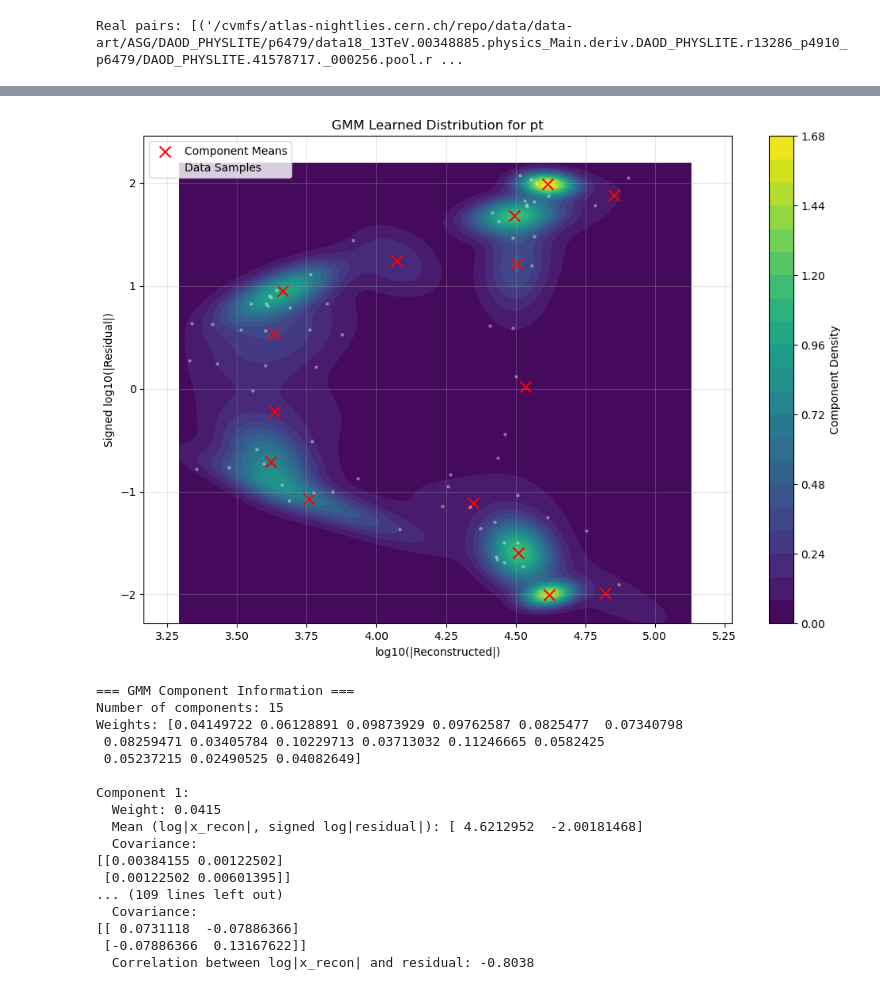
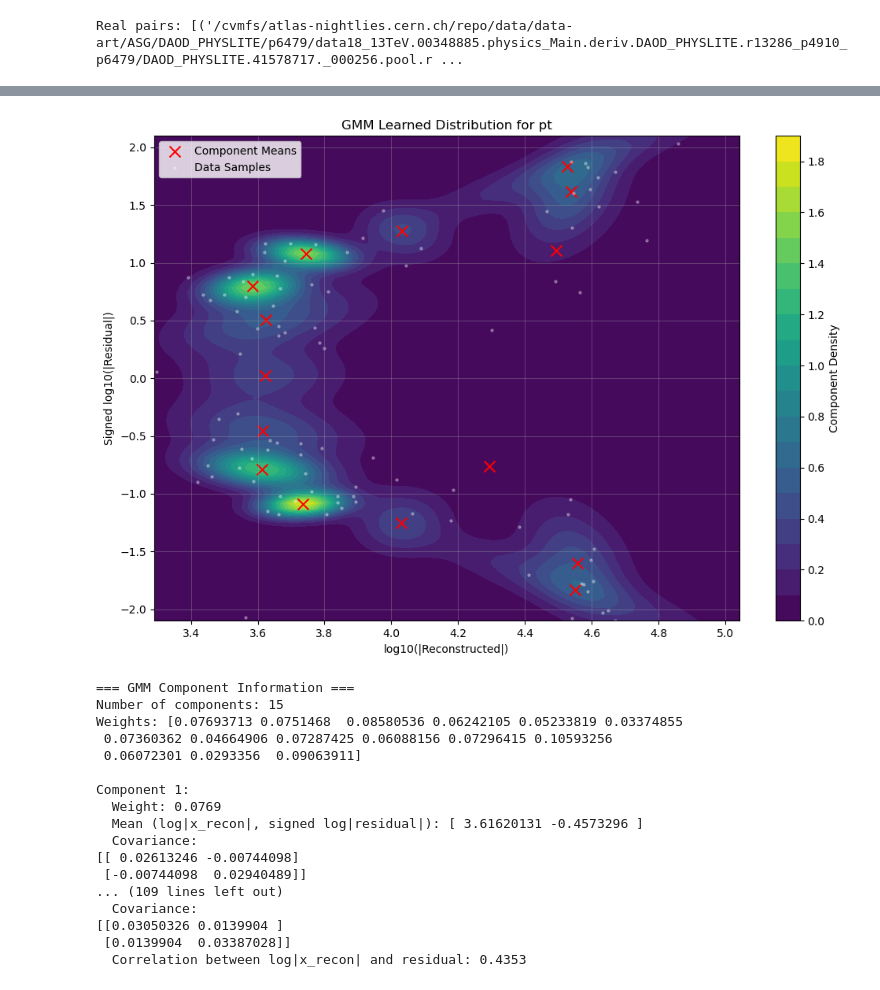
Before and after one commit to yolannel/ATLAS_decompression, a Jupyter notebook: notebooks/log_quantisation_peaks.ipynb, the cells around one changed output, grey strips where cells are left out. Saved outputs shown, nothing was run; the diff lists cells and outputs as text; code cells hidden in the pictures.

Commit message:
adding image

```diff
--- a/notebooks/log_quantisation_peaks.ipynb
+++ b/notebooks/log_quantisation_peaks.ipynb
@@ -77,9 +77,9 @@ print("Real pairs:", real_pairs)
 Real pairs: [('/cvmfs/atlas-nightlies.cern.ch/repo/data/data-art/ASG/DAOD_PHYSLITE/p6479/data18_13TeV.00348885.physics_Main.deriv.DAOD_PHYSLITE.r13286_p4910_p6479/DAOD_PHYSLITE.41578717._000256.pool.r ...
 # %%
 # --- Files ---
-index = 1
-tree_orig = uproot.open({sim_pairs[index][0]: "CollectionTree"})
-tree_comp = uproot.open({sim_pairs[index][1]: "CollectionTree"})
+index = 0
+tree_orig = uproot.open({real_pairs[index][0]: "CollectionTree"})
+tree_comp = uproot.open({real_pairs[index][1]: "CollectionTree"})
 
 # --- Variables to Plot ---
 variables = {
@@ -87,7 +87,7 @@ variables = {
     "eta": r"$\eta$",
     "phi": r"$\phi$"
 }
-branch_prefix = "AnalysisJetsAuxDyn"
+branch_prefix = "AnalysisElectronsAuxDyn"
 colors = {"pt": "blue", "eta": "green", "phi": "orange"}
 
 # --- Setup storage ---
@@ -134,7 +134,7 @@ for var, label in variables.items():
     bin_centers = (bin_edges[:-1] + bin_edges[1:]) / 2
 
     # Smooth histogram to reduce noise
-    smoothed = gaussian_filter1d(hist_vals, sigma=1.2)
+    smoothed = gaussian_filter1d(hist_vals, sigma=1)
 
     # Peak detection
     peaks, _ = find_peaks(smoothed, prominence=0.01 * np.max(smoothed), distance=3)
@@ -607,56 +611,62 @@ def visualize_gmm(gmm, x_true, x_recon, varname):
     plt.scatter(gmm.means_[:, 0], gmm.means_[:, 1],
                c='red', s=100, marker='x', label='Component Means')
 
-    # Plot some training data points
-    plt.scatter(log_x_recon[::100], log_residual[::100],  # Subsample for visibility
-               c='white', s=5, alpha=0.3, label='Data Samples')
+    # Filter points to plot only those within our visualization range
+    mask = ((log_x_recon >= x_min) & (log_x_recon <= x_max) &
+            (log_residual >= y_min) & (log_residual <= y_max))
+
+    # Subsample the filtered points for visibility (every 100th point)
+    plot_points = mask[::100]
+    plt.scatter(log_x_recon[::100][plot_points],
+            log_residual[::100][plot_points],
+            c='white', s=5, alpha=0.3, label='Data Samples')
 
     plt.title(f'GMM Learned Distribution for {varname}')
     plt.xlabel('log10(|Reconstructed|)')
     plt.ylabel('Signed log10(|Residual|)')
     plt.legend()
     plt.grid(True, alpha=0.3)
     plt.show()
 
     # Print component information
     print("\n=== GMM Component Information ===")
     print(f"Number of components: {gmm.n_components}")
     print(f"Weights: {gmm.weights_}")
 
     for i, (mean, cov, weight) in enumerate(zip(gmm.means_, gmm.covariances_, gmm.weights_)):
         print(f"\nComponent {i+1}:")
         print(f"  Weight: {weight:.4f}")
         print(f"  Mean (log|x_recon|, signed log|residual|): {mean}")
         print(f"  Covariance:\n{cov}")
 
         # Calculate correlation coefficient
         cov_xr = cov[0,1]
         std_x = np.sqrt(cov[0,0])
         std_r = np.sqrt(cov[1,1])
         correlation = cov_xr / (std_x * std_r)
         print(f"  Correlation between log|x_recon| and residual: {correlation:.4f}")
 
 # Usage after training your GMM:
 visualize_gmm(gmm, x_true, x_recon, varname)
 # %% [output]
-[figure, old version]
+[figure, new version]
 === GMM Component Information ===
 Number of components: 15
-Weights: [0.04149722 0.06128891 0.09873929 0.09762587 0.0825477  0.07340798
- 0.08259471 0.03405784 0.10229713 0.03713032 0.11246665 0.0582425
- 0.05237215 0.02490525 0.04082649]
+Weights: [0.07693713 0.0751468  0.08580536 0.06242105 0.05233819 0.03374855
+ 0.07360362 0.04664906 0.07287425 0.06088156 0.07296415 0.10593256
+ 0.06072301 0.0293356  0.09063911]
 
 Component 1:
-  Weight: 0.0415
-  Mean (log|x_recon|, signed log|residual|): [ 4.6212952  -2.00181468]
+  Weight: 0.0769
+  Mean (log|x_recon|, signed log|residual|): [ 3.61620131 -0.4573296 ]
   Covariance:
-[[0.00384155 0.00122502]
- [0.00122502 0.00601395]]
+[[ 0.02613246 -0.00744098]
+ [-0.00744098  0.02940489]]
 ... (109 lines left out)
   Covariance:
-[[ 0.0731118  -0.07886366]
- [-0.07886366  0.13167622]]
-  Correlation between log|x_recon| and residual: -0.8038
+[[0.03050326 0.0139904 ]
+ [0.0139904  0.03387028]]
+  Correlation between log|x_recon| and residual: 0.4353
 # %%
 from sklearn.base import BaseEstimator, DensityMixin
 from sklearn.utils.validation import check_is_fitted
```
Also changed, not shown: parts of 5 cells of this notebook, 2 other files.
